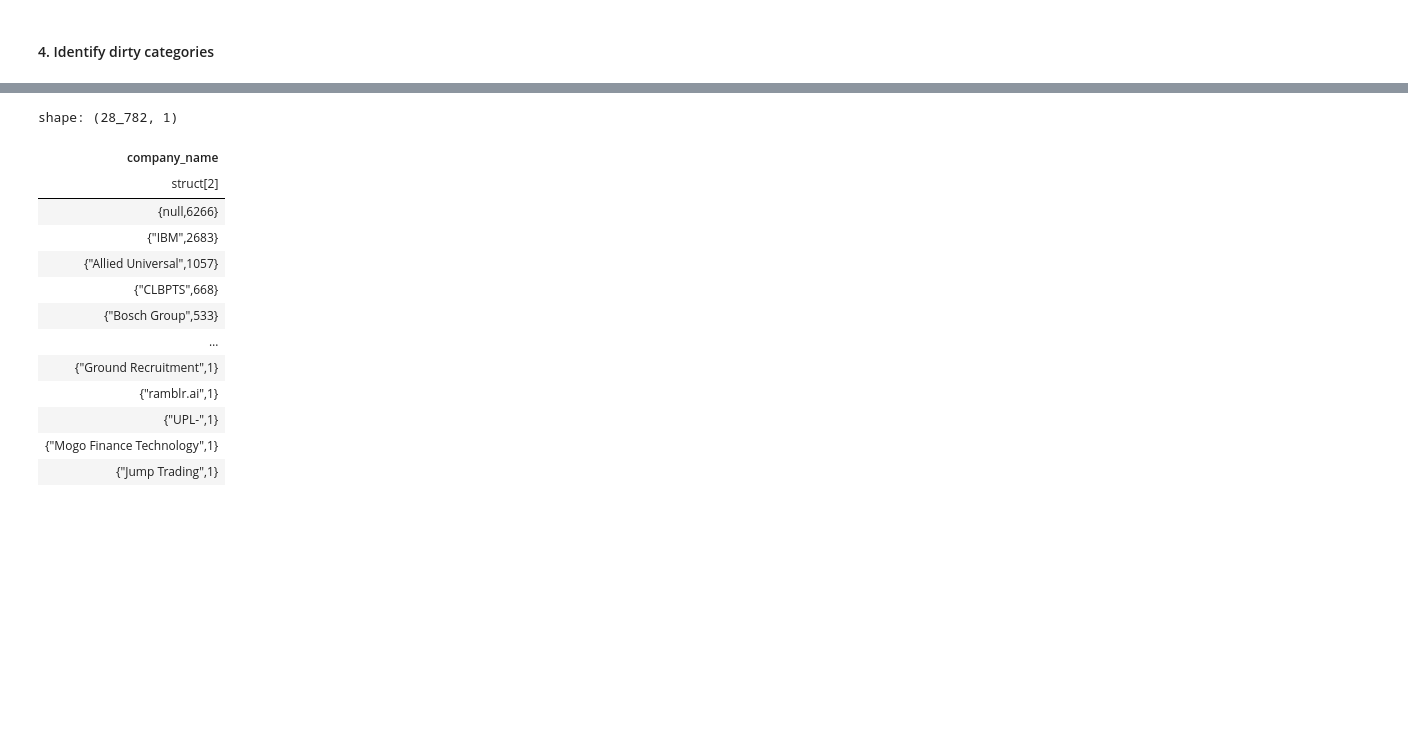
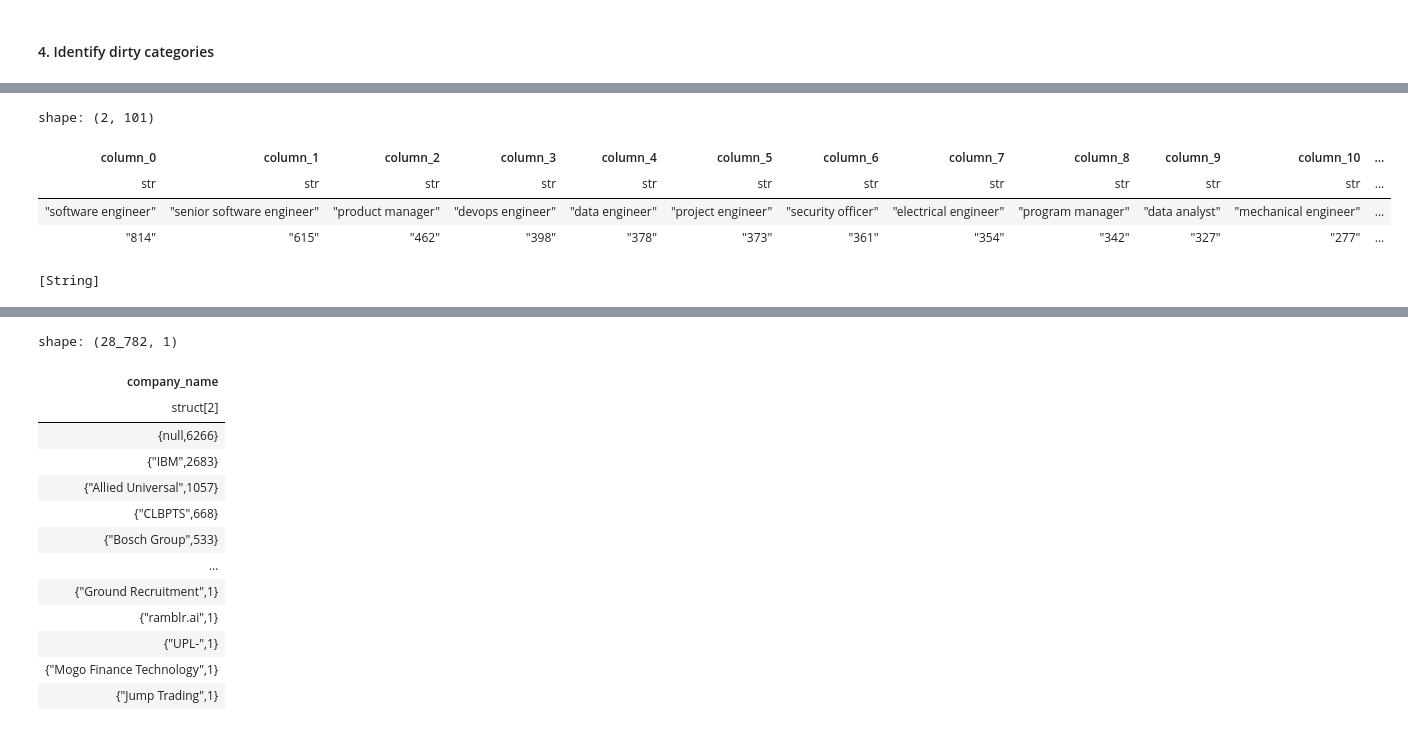
Before and after one commit to anopsy/sourcestack, a Jupyter notebook: data/explore.ipynb, the cells around one changed output, grey strips where cells are left out. Cells and saved outputs as stored; diff of their text form; code cells hidden in the pictures; blank space fills up the shorter version.

```diff
--- a/data/explore.ipynb
+++ b/data/explore.ipynb
@@ -204,0 +278,21 @@ shape: (1, 66_333)
+# %%
+job_names = (whole_df
+ .group_by('job_name')
+ .agg(pl.col('job_name').count().alias('count'))
+ .sort('count', descending=True)
+)
+# %%
+job_pop = job_names.filter(pl.col('count')>50)
+# %%
+job_pop.transpose()
+# %% [output]
+shape: (2, 101)
+| column_0 | column_1 | column_2 | column_3 | column_4 | column_5 | column_6 | column_7 | column_8 | column_9 | column_10 | ... |
+| str | str | str | str | str | str | str | str | str | str | str | ... |
+| "software engineer" | "senior software engineer" | "product manager" | "devops engineer" | "data engineer" | "project engineer" | "security officer" | "electrical engineer" | "program manager" | "data analyst" | "mechanical engineer" | ... |
+| "814" | "615" | "462" | "398" | "378" | "373" | "361" | "354" | "342" | "327" | "277" | ... |
+# %%
+choices = job_pop.select(pl.col('job_name'))
+choices.dtypes
+# %% [output]
+[String]
```
Also changed, not shown: parts of 46 cells of this notebook.
